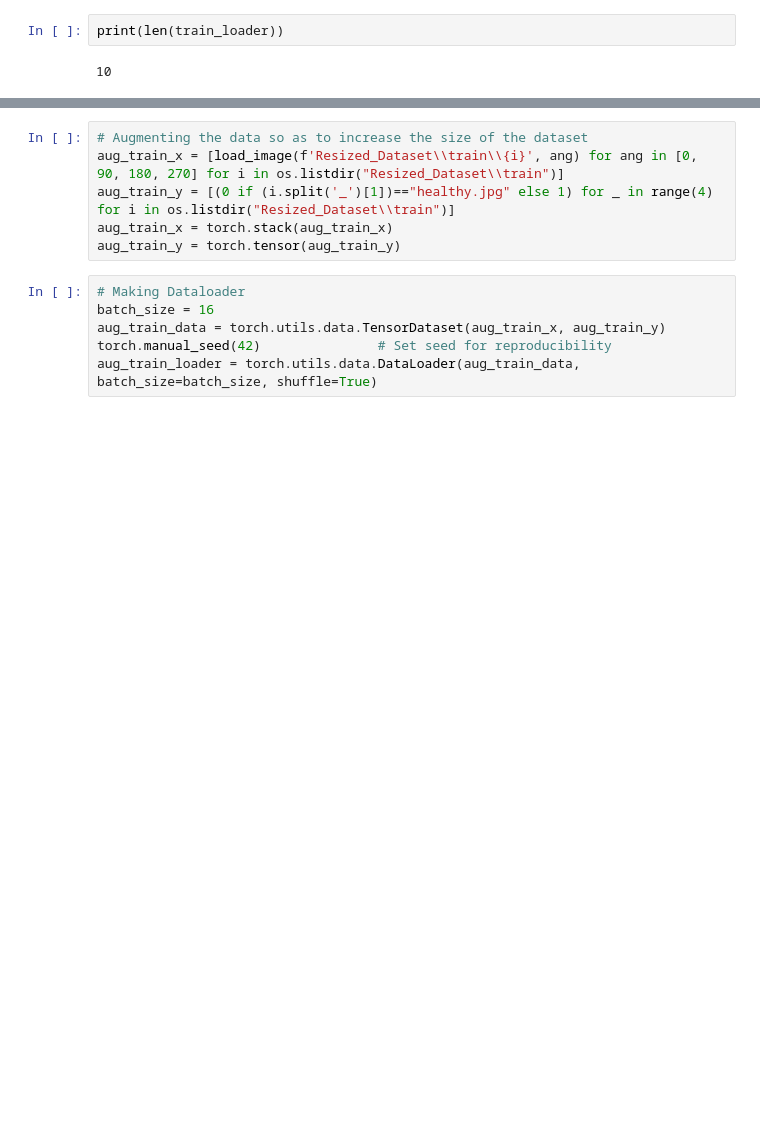
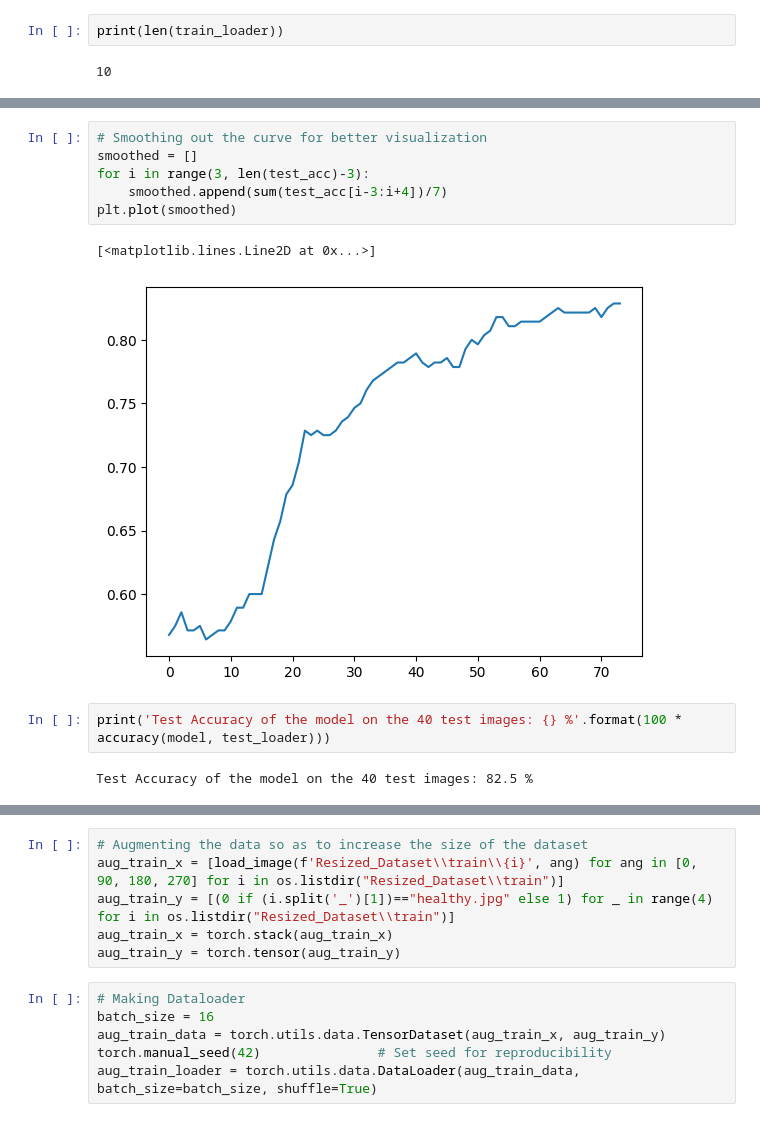
Before and after one commit to HarinarayanJ/ML-Assignment-4, a Jupyter notebook: arch.ipynb, the cells around one changed output, grey strips where cells are left out. Cells and saved outputs as stored; diff of their text form; blank space fills up the shorter version.

```diff
--- a/arch.ipynb
+++ b/arch.ipynb
@@ -236,3 +295,16 @@ Test Accuracy of the model on the 40 test images: 87.5 %
+# %%
+# Smoothing out the curve for better visualization
+smoothed = []
+for i in range(3, len(test_acc)-3):
+    smoothed.append(sum(test_acc[i-3:i+4])/7)
+plt.plot(smoothed)
+# %% [output]
+[<matplotlib.lines.Line2D at 0x...>]
+[figure, added]
+# %%
+print('Test Accuracy of the model on the 40 test images: {} %'.format(100 * accuracy(model, test_loader)))
+# %% [output]
+Test Accuracy of the model on the 40 test images: 82.5 %
 # %%
 # Let us view the miscassified images
 test_paths = os.listdir("Resized_Dataset\\test")
```
Also changed, not shown: parts of 14 cells of this notebook.
